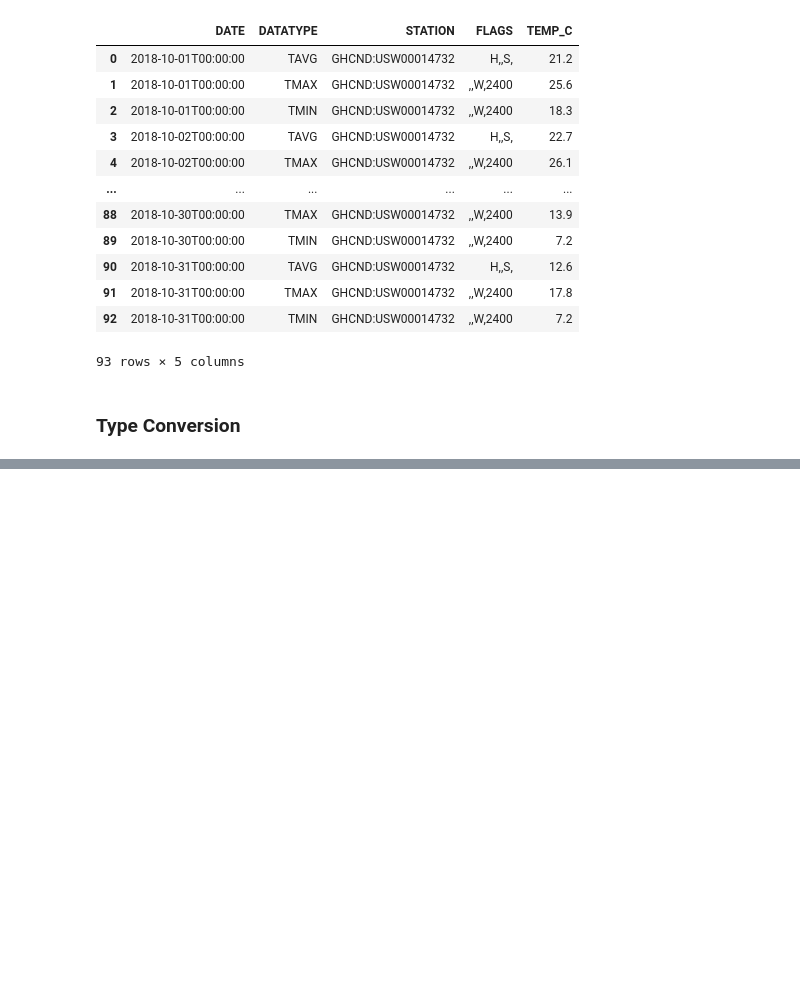
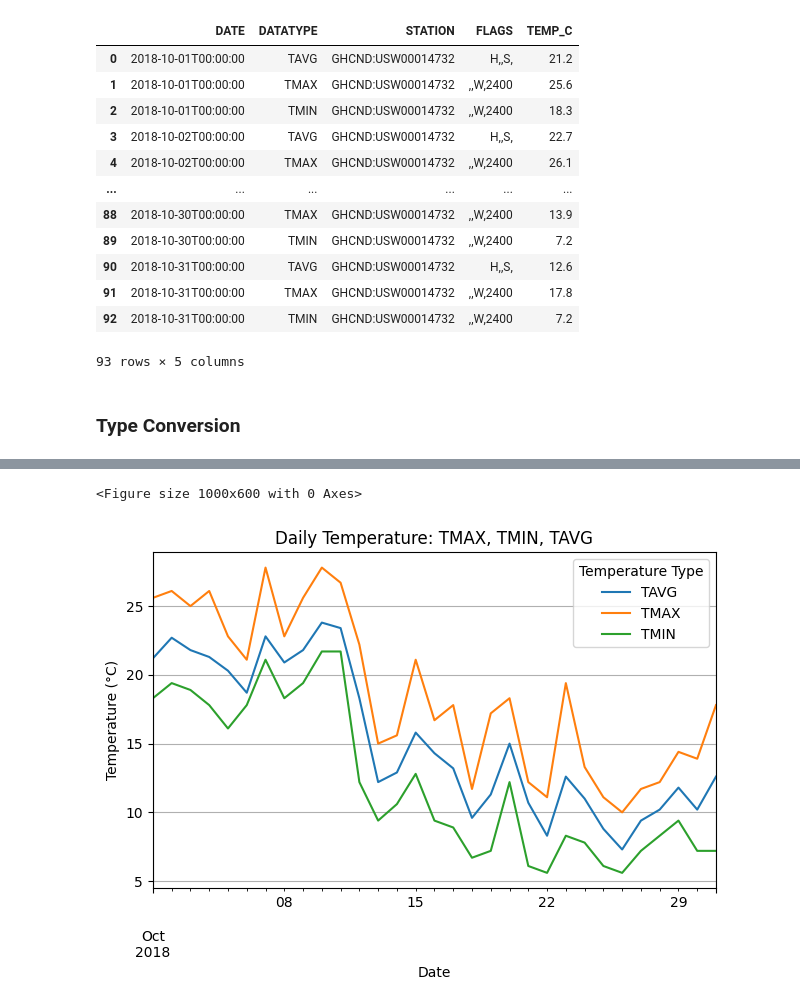
Before and after one commit to alohomora2024/PSMDSRC103, a Jupyter notebook: ACF_PSMDSRC103_Assignment_7.2.ipynb, the cells around one changed output, grey strips where cells are left out. Cells and saved outputs as stored; diff of their text form; code cells hidden in the pictures; blank space fills up the shorter version.

```diff
--- a/ACF_PSMDSRC103_Assignment_7.2.ipynb
+++ b/ACF_PSMDSRC103_Assignment_7.2.ipynb
@@ -93,0 +242,8 @@ display(df)
+# %%
+df = df.assign(
+date=pd.to_datetime(df.date),
+temp_C_whole=df.temp_C.astype('int'),
+temp_F=(df.temp_C * 9/5) + 32,
+temp_F_whole=lambda x: x.temp_F.astype('int')
+)
+df.head()
@@ -93,0 +397,3 @@ display(df)
+# %%
+df.set_index('date', inplace=True)
+df.head()
@@ -93,0 +426,3 @@ display(df)
+# %%
+## The station value is constant and can be dropped.
+df = df.drop('station', axis=1)
@@ -93,0 +461,4 @@ display(df)
+# %%
+# Clean the flag column
+df['flags'] = df['flags'].replace(r',+', ',', regex=True)  # Replace multiple commas with a single comma
+df['flags'] = df['flags'].str.strip(',')  # Strip leading/trailing commas
@@ -93,0 +484,21 @@ display(df)
+# %%
+# Pivot the data
+df_plot = df.pivot_table(index='date', columns='datatype', values='temp_C')
+
+# Plot the data
+plt.figure(figsize=(10, 6))
+df_plot.plot(kind='line')
+
+# Step 4: Customize the plot
+plt.title('Daily Temperature: TMAX, TMIN, TAVG')
+plt.xlabel('Date')
+plt.ylabel('Temperature (°C)')
+plt.legend(title='Temperature Type')
+plt.grid(True)
+
+# Show the plot
+plt.tight_layout()
+plt.show()
+# %% [output]
+<Figure size 1000x600 with 0 Axes>
+[figure, added]
```
Also changed, not shown: parts of 58 cells of this notebook.
